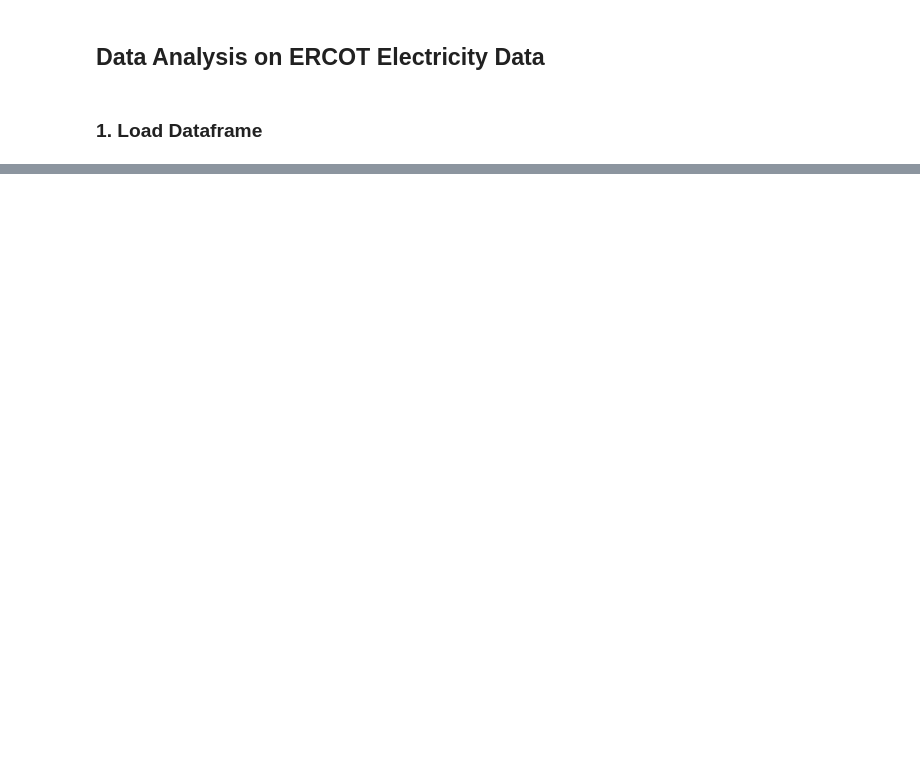
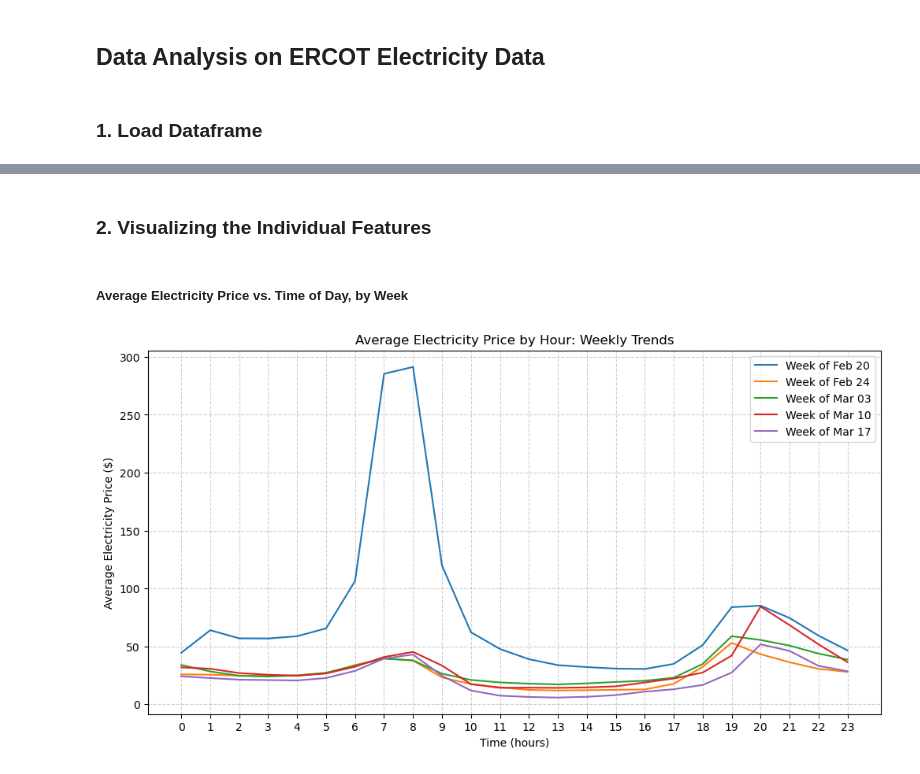
Before and after one commit to kmundey/ERCOT_Data_Analysis, a Jupyter notebook: data_analysis.ipynb, the cells around one changed output, grey strips where cells are left out. Cells and saved outputs as stored; diff of their text form; code cells hidden in the pictures; blank space fills up the shorter version.

```diff
--- a/data_analysis.ipynb
+++ b/data_analysis.ipynb
@@ -176,7 +45,0 @@ plt.show()
-# %%
-# First combine date and hour into a datetime object
-df['Date_Time'] = df.apply(lambda x: pd.Timestamp(year=x['Date'].year,
-                                                         month=x['Date'].month,
-                                                         day=x['Date'].day,
-                                                         hour=x['Hour']), axis=1)
-df.head()
@@ -483,0 +48,5 @@ plt.show()
+# %%
+# Add 'week' column to dataframe
+df['Date'] = pd.to_datetime(df['Date'], format='%Y-%m-%d') # make sure it's datetime obj
+df['Week'] = df['Date'].dt.isocalendar().week
+df.head()
@@ -483,0 +80,29 @@ plt.show()
+# %% [markdown]
+### 2. Visualizing the Individual Features
+# %% [markdown]
+##### Average Electricity Price vs. Time of Day, by Week
+# %%
+# Group average price by week and hour
+weekly_price_avg = df.groupby(['Week', 'Hour'])['Price_Hub_Avg'].mean().reset_index()
+
+# Dictionary: week of
+week_of = df.groupby('Week')['Date'].min().dt.strftime('%b %d').to_dict()
+
+# Plot weekly average price by time of day
+plt.figure(figsize=(12, 6))
+
+# Loop over each week and plot
+for week in weekly_price_avg['Week'].unique():
+    one_week = weekly_price_avg[weekly_price_avg['Week'] == week]
+    lab = f'Week of {week_of[week]}'
+    plt.plot(one_week['Hour'], one_week['Price_Hub_Avg'], label=lab)
+
+plt.title('Average Electricity Price by Hour: Weekly Trends')
+plt.xlabel('Time (hours)')
+plt.ylabel('Average Electricity Price ($)')
+plt.xticks(range(24))
+plt.grid(linestyle='--', alpha=0.6)
+plt.legend()
+plt.show()
+# %% [output]
+[figure, added]
```
Also changed, not shown: parts of 63 cells of this notebook, 1 other file.
